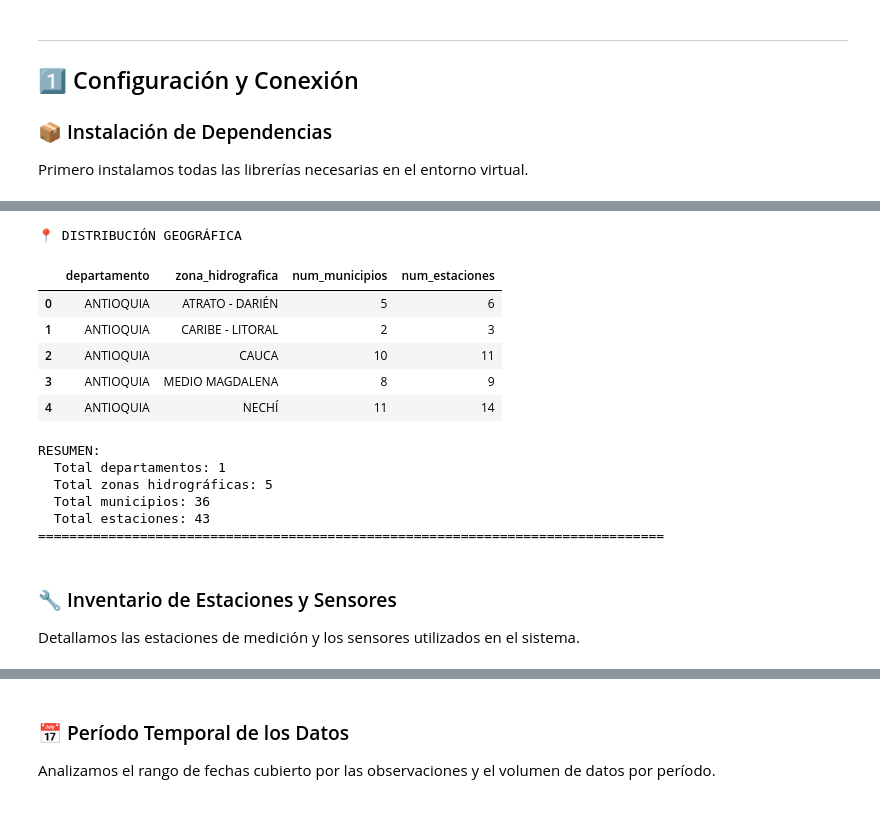
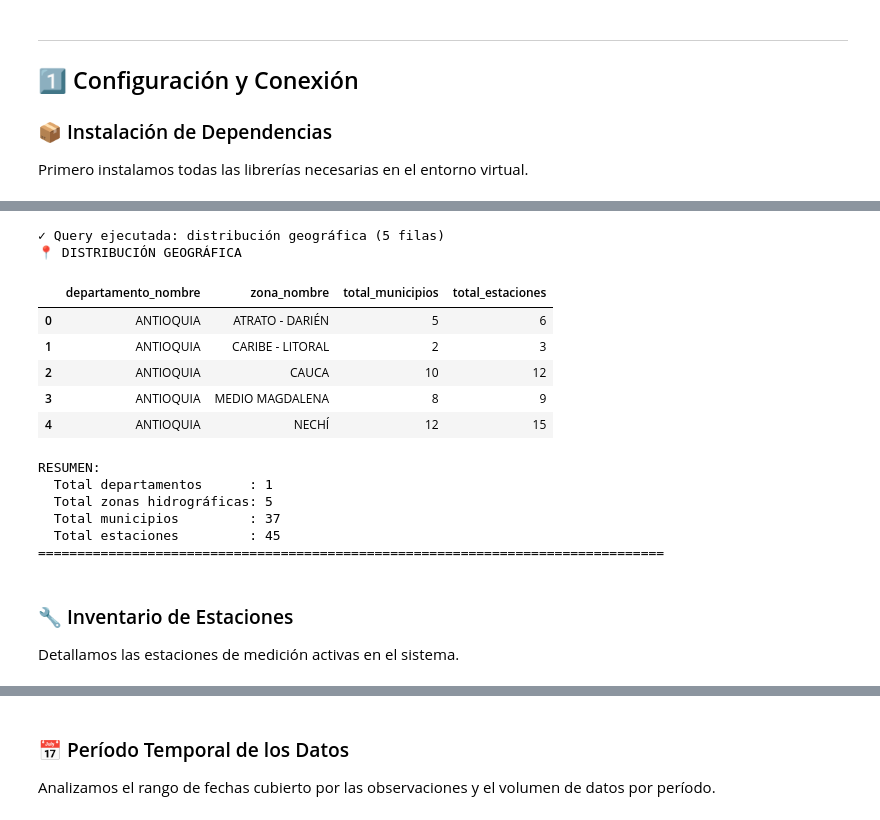
Before and after one commit to jdrodas/TemperaturaAntioquiaTSDBS, a Jupyter notebook: eda/eda_temperatura_antioquia.ipynb, the cells around one changed output, grey strips where cells are left out. Drawn from its saved outputs; the diff is of its cells as text; code cells hidden in the pictures.

```diff
--- a/eda/eda_temperatura_antioquia.ipynb
+++ b/eda/eda_temperatura_antioquia.ipynb
@@ -403,45 +395,42 @@ Analizamos la distribución de estaciones por departamento, zona hidrográfica y
 # %%
-# Consultar distribución geográfica
 query_geo = """
 SELECT
-    d.nombre as departamento,
-    z.nombre as zona_hidrografica,
-    COUNT(DISTINCT m.id) as num_municipios,
-    COUNT(DISTINCT e.id) as num_estaciones
-FROM departamentos d
-LEFT JOIN municipios m ON d.id = m.departamento_id
-LEFT JOIN zonas z ON m.zona_id = z.id
-LEFT JOIN estaciones e ON m.id = e.municipio_id
-GROUP BY d.nombre, z.nombre
-ORDER BY d.nombre, z.nombre;
+    departamento_nombre,
+    zona_nombre,
+    COUNT(DISTINCT municipio_id) AS total_municipios,
+    COUNT(DISTINCT estacion_id)  AS total_estaciones
+FROM mv_inventario_geografico
+GROUP BY departamento_nombre, zona_nombre
+ORDER BY departamento_nombre, zona_nombre;
 """
 
 df_geo = ejecutar_query(query_geo, "distribución geográfica")
 
 if df_geo is not None:
     print("📍 DISTRIBUCIÓN GEOGRÁFICA")
     display(HTML(df_geo.to_html()))
     print(f"\nRESUMEN:")
-    print(f"  Total departamentos: {df_geo['departamento'].nunique()}")
-    print(f"  Total zonas hidrográficas: {df_geo['zona_hidrografica'].nunique()}")
-    print(f"  Total municipios: {df_geo['num_municipios'].sum()}")
-    print(f"  Total estaciones: {df_geo['num_estaciones'].sum()}")
+    print(f"  Total departamentos      : {df_geo['departamento_nombre'].nunique()}")
+    print(f"  Total zonas hidrográficas: {df_geo['zona_nombre'].nunique()}")
+    print(f"  Total municipios         : {df_geo['total_municipios'].sum()}")
+    print(f"  Total estaciones         : {df_geo['total_estaciones'].sum()}")
     print("="*80)
 # %% [output]
+✓ Query ejecutada: distribución geográfica (5 filas)
 📍 DISTRIBUCIÓN GEOGRÁFICA
-|  | departamento | zona_hidrografica | num_municipios | num_estaciones |
+|  | departamento_nombre | zona_nombre | total_municipios | total_estaciones |
 | 0 | ANTIOQUIA | ATRATO - DARIÉN | 5 | 6 |
 | 1 | ANTIOQUIA | CARIBE - LITORAL | 2 | 3 |
-| 2 | ANTIOQUIA | CAUCA | 10 | 11 |
+| 2 | ANTIOQUIA | CAUCA | 10 | 12 |
 | 3 | ANTIOQUIA | MEDIO MAGDALENA | 8 | 9 |
-| 4 | ANTIOQUIA | NECHÍ | 11 | 14 |
+| 4 | ANTIOQUIA | NECHÍ | 12 | 15 |
 RESUMEN:
-  Total departamentos: 1
+  Total departamentos      : 1
   Total zonas hidrográficas: 5
-  Total municipios: 36
-  Total estaciones: 43
+  Total municipios         : 37
+  Total estaciones         : 45
 ================================================================================
 # %% [markdown]
-### 🔧 Inventario de Estaciones y Sensores
+### 🔧 Inventario de Estaciones
 
-Detallamos las estaciones de medición y los sensores utilizados en el sistema.
+Detallamos las estaciones de medición activas en el sistema.
```
Also changed, not shown: parts of 78 cells of this notebook, 1 other file.
